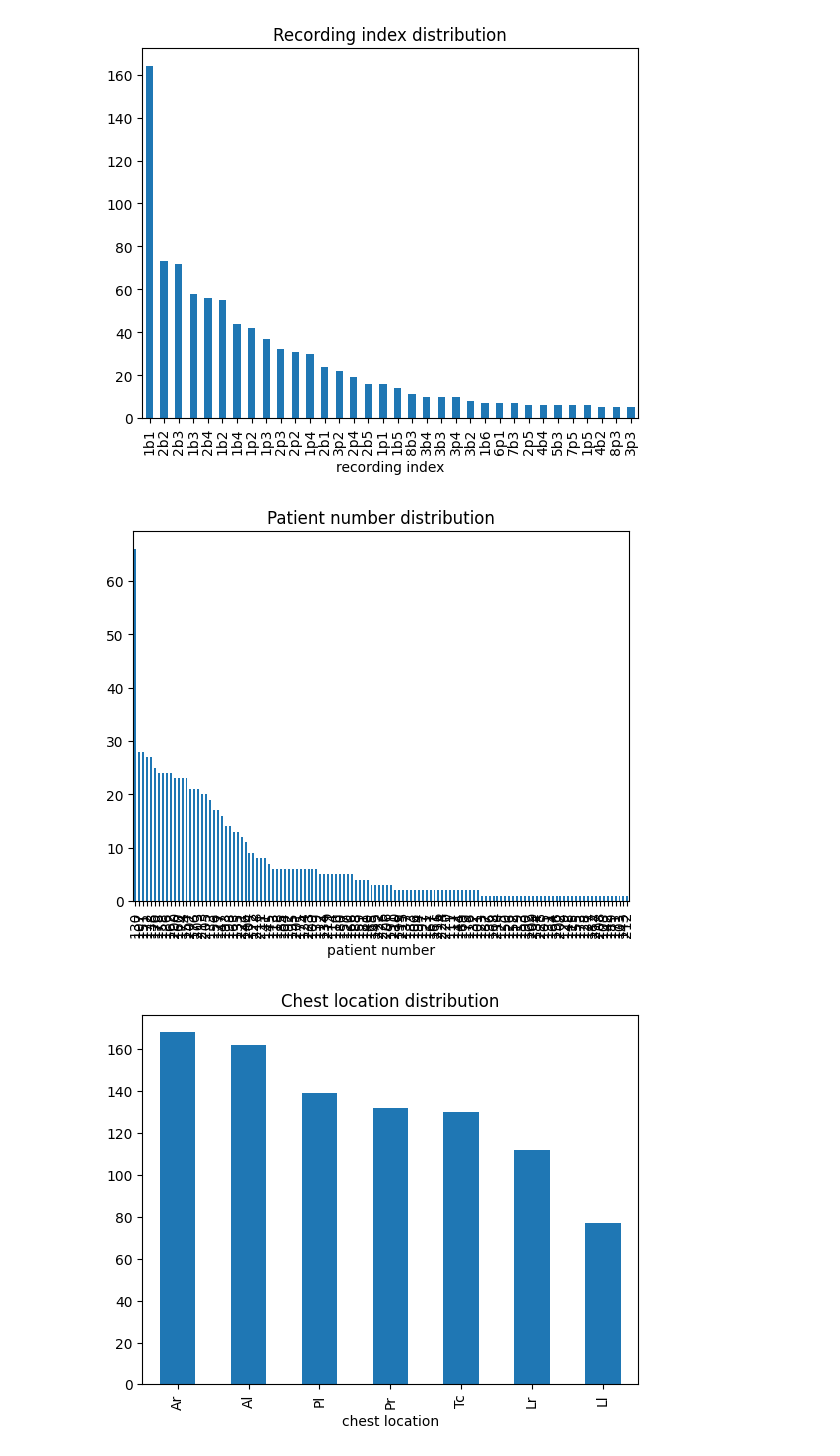
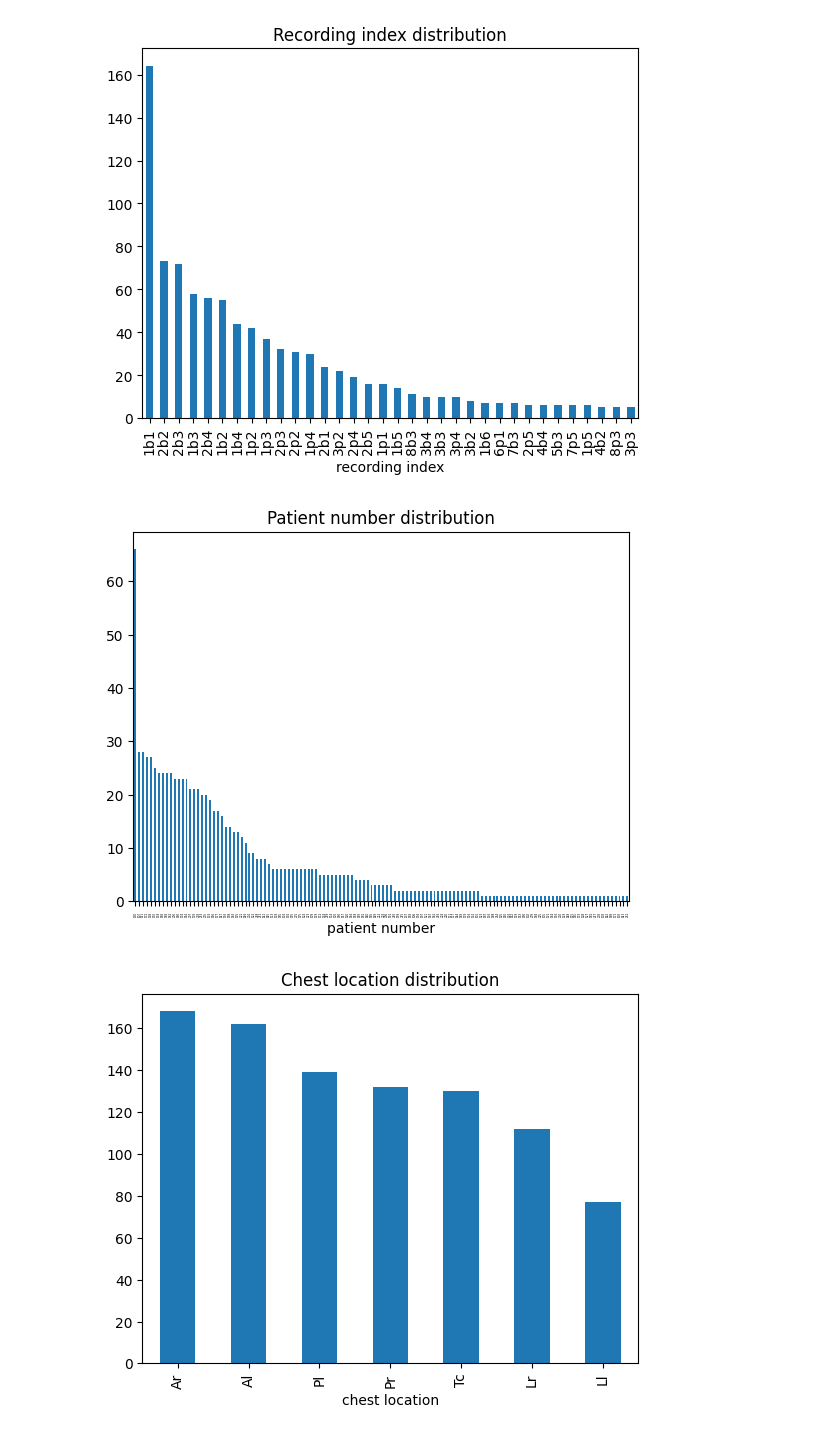
Before and after one commit to LukZawadzki/respiratory_anomalies, a Jupyter notebook: eda_preprocessing.ipynb, the cells around one changed output. Cells and saved outputs as stored; diff of their text form; code cells hidden in the pictures.

```diff
--- a/eda_preprocessing.ipynb
+++ b/eda_preprocessing.ipynb
@@ -58,0 +59,10 @@ import matplotlib.pyplot as plt
+# %%
+df_diagnosis = pd.DataFrame(columns=['patient number', 'diagnosis'])
+
+with open('ICBHI_Challenge_diagnosis.txt', 'r') as file:
+    for line in file.readlines():
+        idx, diagnosis = line.split('\t')
+        new_row = {'patient number': idx, 'diagnosis': diagnosis[:-2]}
+        df_diagnosis.loc[len(df_diagnosis.index)] = new_row
+
+df_diagnosis.sample(5)
@@ -91,10 +121,11 @@ plt.show()
 [figure]
 # %%
 files['patient number'].value_counts().plot(kind="bar")
+plt.xticks(size=2)
 plt.title("Patient number distribution")
 plt.show()
 # %% [output]
-[figure, old version]
+[figure, new version]
 # %%
 files['chest location'].value_counts().plot(kind="bar")
 plt.title("Chest location distribution")
```
Also changed, not shown: parts of 15 cells of this notebook.
